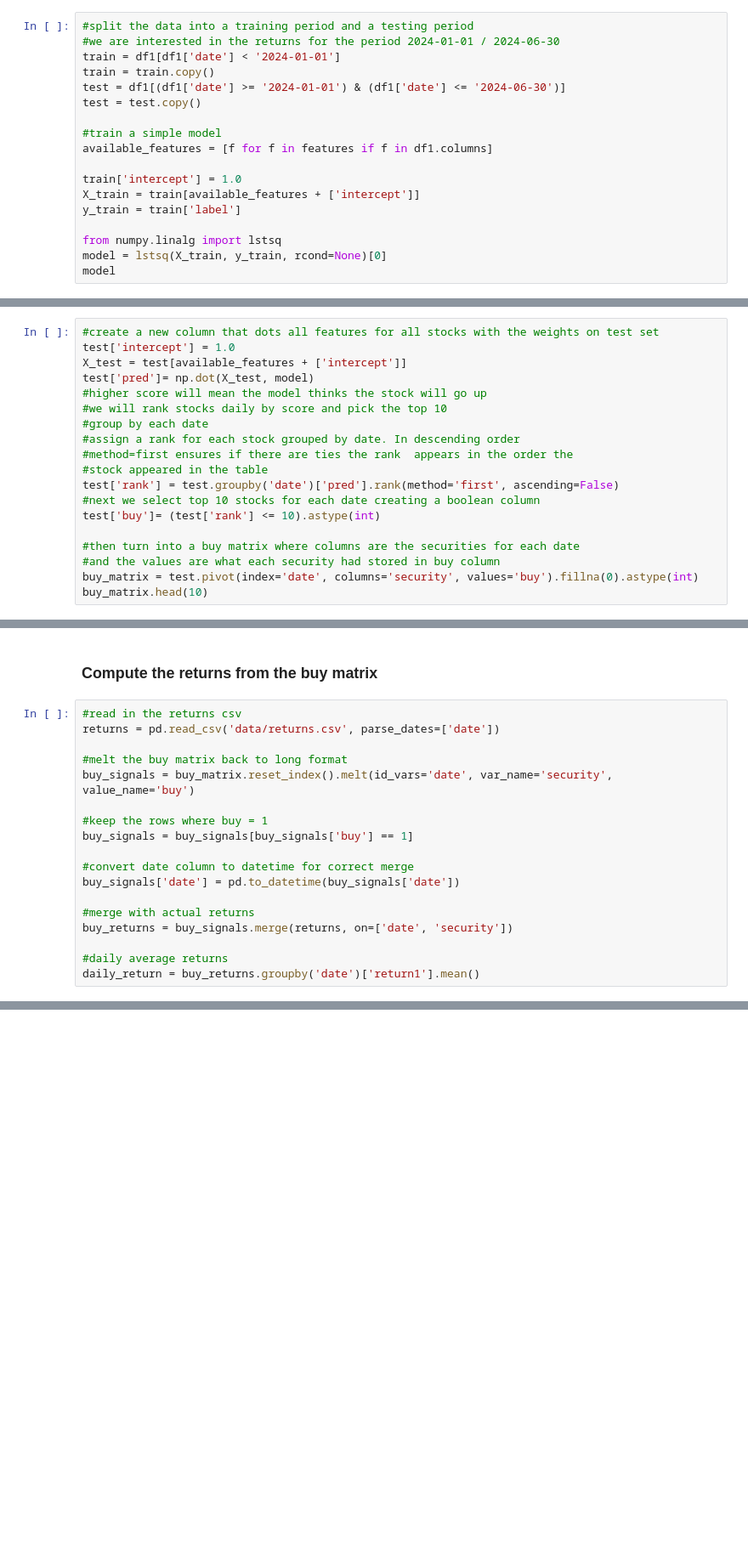
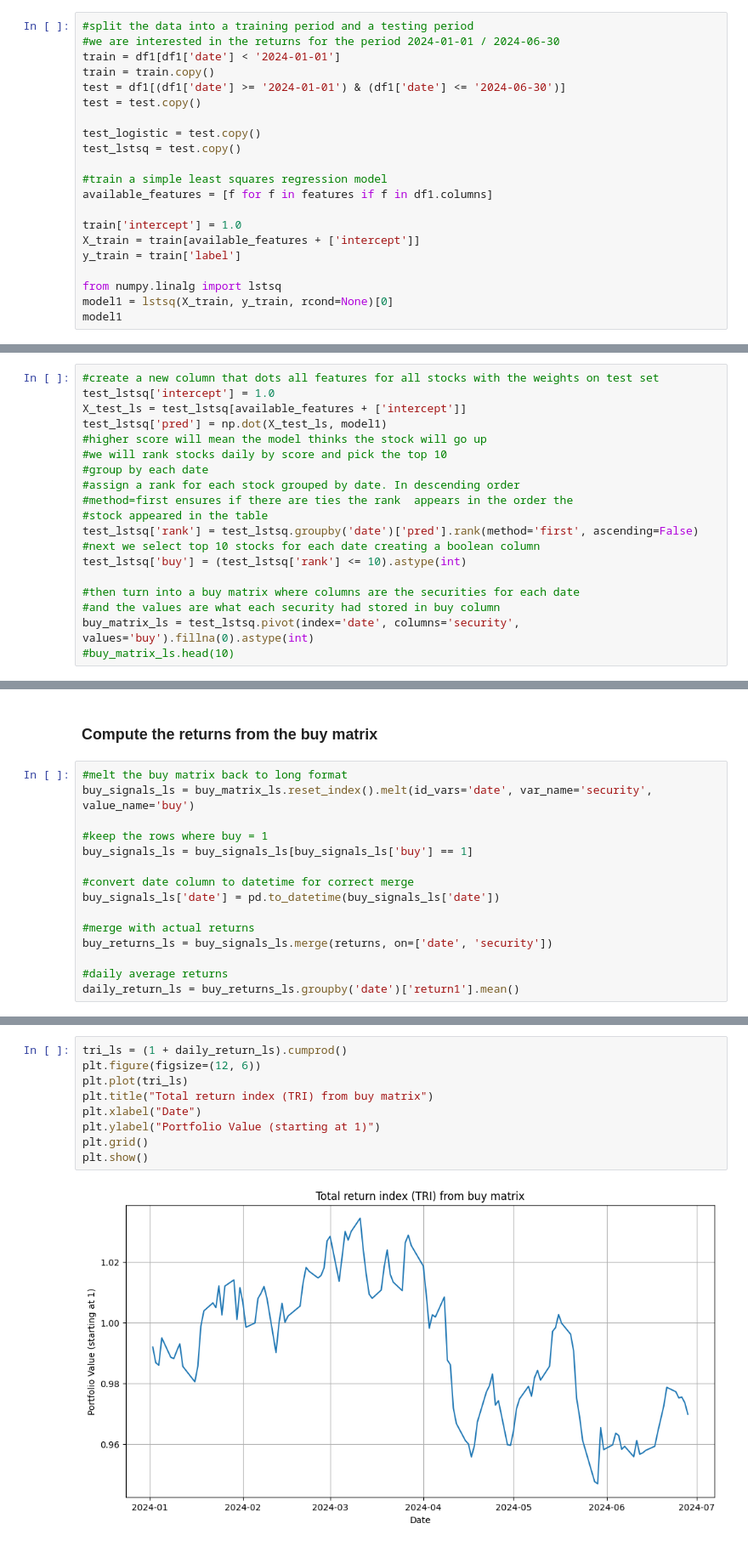
Before and after one commit to Jordy-Ward/finData, a Jupyter notebook: 2024Challenge.ipynb, the cells around one changed output, grey strips where cells are left out. Shown at 85% size. Drawn from its saved outputs; the diff is of its cells as text; blank space fills up the shorter version.

```diff
--- a/2024Challenge.ipynb
+++ b/2024Challenge.ipynb
@@ -108,7 +108,10 @@ train = train.copy()
 test = df1[(df1['date'] >= '2024-01-01') & (df1['date'] <= '2024-06-30')]
 test = test.copy()
 
-#train a simple model
+test_logistic = test.copy()
+test_lstsq = test.copy()
+
+#train a simple least squares regression model
 available_features = [f for f in features if f in df1.columns]
 
 train['intercept'] = 1.0
@@ -116,8 +119,8 @@ X_train = train[available_features + ['intercept']]
 y_train = train['label']
 
 from numpy.linalg import lstsq
-model = lstsq(X_train, y_train, rcond=None)[0]
-model
+model1 = lstsq(X_train, y_train, rcond=None)[0]
+model1
 # %% [output]
 array([3.03036811e-06, 2.10621774e-07, 3.43729836e-03, 3.08002358e-05,
        5.24591318e-01])
@@ -127,19 +195,19 @@ These weights are the best fit to get as close as possibleeee to the target valu
 # %%
 #create a new column that dots all features for all stocks with the weights on test set
-test['intercept'] = 1.0
-X_test = test[available_features + ['intercept']]
-test['pred']= np.dot(X_test, model)
+test_lstsq['intercept'] = 1.0
+X_test_ls = test_lstsq[available_features + ['intercept']]
+test_lstsq['pred'] = np.dot(X_test_ls, model1)
 #higher score will mean the model thinks the stock will go up
 #we will rank stocks daily by score and pick the top 10
 #group by each date
 #assign a rank for each stock grouped by date. In descending order
 #method=first ensures if there are ties the rank  appears in the order the
 #stock appeared in the table
-test['rank'] = test.groupby('date')['pred'].rank(method='first', ascending=False)
+test_lstsq['rank'] = test_lstsq.groupby('date')['pred'].rank(method='first', ascending=False)
 #next we select top 10 stocks for each date creating a boolean column
-test['buy']= (test['rank'] <= 10).astype(int)
+test_lstsq['buy'] = (test_lstsq['rank'] <= 10).astype(int)
 
 #then turn into a buy matrix where columns are the securities for each date
 #and the values are what each security had stored in buy column
-buy_matrix = test.pivot(index='date', columns='security', values='buy').fillna(0).astype(int)
-buy_matrix.head(10)
+buy_matrix_ls = test_lstsq.pivot(index='date', columns='security', values='buy').fillna(0).astype(int)
+#buy_matrix_ls.head(10)
@@ -160,20 +214,17 @@ buy_matrix.head(10)
 # %% [markdown]
 ### Compute the returns from the buy matrix
 # %%
-#read in the returns csv
-returns = pd.read_csv('data/returns.csv', parse_dates=['date'])
-
 #melt the buy matrix back to long format
-buy_signals = buy_matrix.reset_index().melt(id_vars='date', var_name='security', value_name='buy')
+buy_signals_ls = buy_matrix_ls.reset_index().melt(id_vars='date', var_name='security', value_name='buy')
 
 #keep the rows where buy = 1
-buy_signals = buy_signals[buy_signals['buy'] == 1]
+buy_signals_ls = buy_signals_ls[buy_signals_ls['buy'] == 1]
 
 #convert date column to datetime for correct merge
-buy_signals['date'] = pd.to_datetime(buy_signals['date'])
+buy_signals_ls['date'] = pd.to_datetime(buy_signals_ls['date'])
 
 #merge with actual returns
-buy_returns = buy_signals.merge(returns, on=['date', 'security'])
+buy_returns_ls = buy_signals_ls.merge(returns, on=['date', 'security'])
 
 #daily average returns
-daily_return = buy_returns.groupby('date')['return1'].mean()
+daily_return_ls = buy_returns_ls.groupby('date')['return1'].mean()
@@ -179,0 +233,11 @@ daily_return = buy_returns.groupby('date')['return1'].mean()
+# %%
+tri_ls = (1 + daily_return_ls).cumprod()
+plt.figure(figsize=(12, 6))
+plt.plot(tri_ls)
+plt.title("Total return index (TRI) from buy matrix")
+plt.xlabel("Date")
+plt.ylabel("Portfolio Value (starting at 1)")
+plt.grid()
+plt.show()
+# %% [output]
+[figure, added]
```
Also changed, not shown: parts of 12 cells of this notebook, 1 other file.
